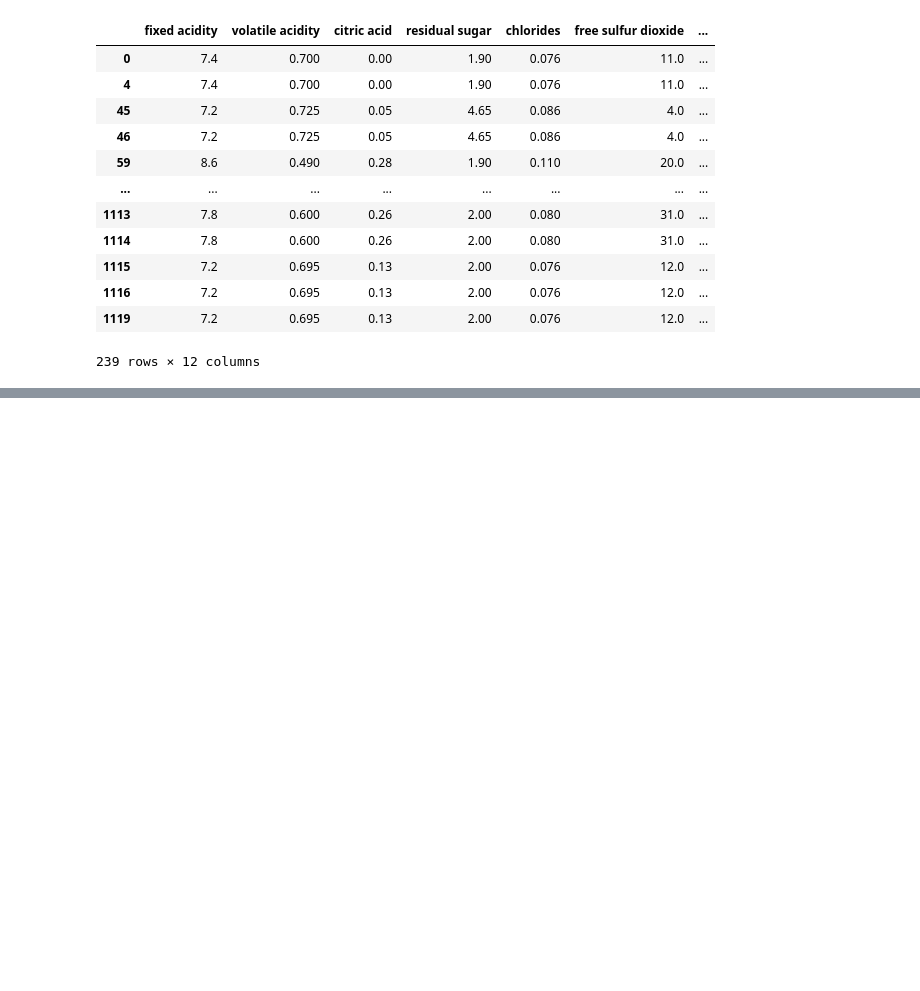
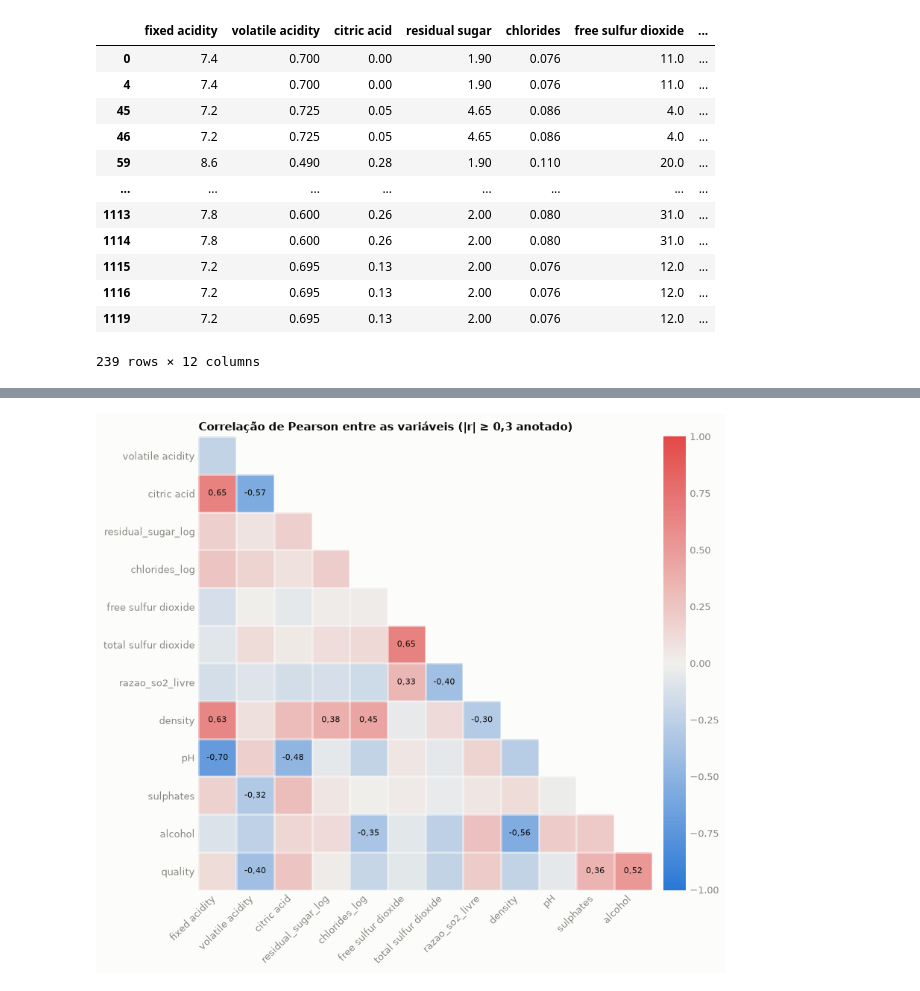
Before and after one commit to Oracimene/Projeto-Modelagem-Est-stistica, a Jupyter notebook: main.ipynb, the cells around one changed output, grey strips where cells are left out. Saved outputs shown, nothing was run; the diff lists cells and outputs as text; code cells hidden in the pictures; blank space fills up the shorter version.

```diff
--- a/main.ipynb
+++ b/main.ipynb
@@ -232,0 +366,49 @@ Total de linhas removidas: 123
+# %%
+colunas_corr = [
+    "fixed acidity",
+    "volatile acidity",
+    "citric acid",
+    "residual_sugar_log",
+    "chlorides_log",
+    "free sulfur dioxide",
+    "total sulfur dioxide",
+    "razao_so2_livre",
+    "density",
+    "pH",
+    "sulphates",
+    "alcohol",
+    "quality",
+]
+corr = df_final[colunas_corr].corr().iloc[1:, :-1]
+rotulos_linhas = colunas_corr[1:]
+rotulos_colunas = colunas_corr[:-1]
+mapa_cores = LinearSegmentedColormap.from_list("divergente", ["#2a78d6", "#f0efec", "#e34948"])
+n = len(rotulos_linhas)
+mascara = np.triu(np.ones((n, n), dtype=bool), k=1)
+matriz = np.ma.array(corr.values, mask=mascara)
+fig, ax = plt.subplots(figsize=(9, 7.6))
+imagem = ax.imshow(matriz, cmap=mapa_cores, vmin=-1, vmax=1)
+for i in range(n):
+    for j in range(n):
+        valor = corr.values[i, j]
+        if not mascara[i, j] and abs(valor) >= 0.3:
+            ax.text(j, i, f"{valor:.2f}".replace(".", ","), ha="center", va="center", fontsize=8,
+                    color="#ffffff" if abs(valor) >= 0.7 else INK)
+ax.set_xticks(range(n))
+ax.set_yticks(range(n))
+ax.set_xticklabels(rotulos_colunas, rotation=45, ha="right")
+ax.set_yticklabels(rotulos_linhas)
+for borda in ax.spines.values():
+    borda.set_visible(False)
+ax.set_xticks(np.arange(-0.5, n, 1), minor=True)
+ax.set_yticks(np.arange(-0.5, n, 1), minor=True)
+ax.grid(which="minor", color=SURFACE, linewidth=2)
+ax.tick_params(which="both", length=0)
+ax.set_title("Correlação de Pearson entre as variáveis (|r| ≥ 0,3 anotado)", loc="left")
+barra = fig.colorbar(imagem, ax=ax, fraction=0.04, pad=0.02)
+barra.outline.set_visible(False)
+barra.ax.tick_params(length=0)
+fig.tight_layout()
+plt.show()
+# %% [output]
+[figure, added]
```
Also changed, not shown: parts of 14 cells of this notebook.
